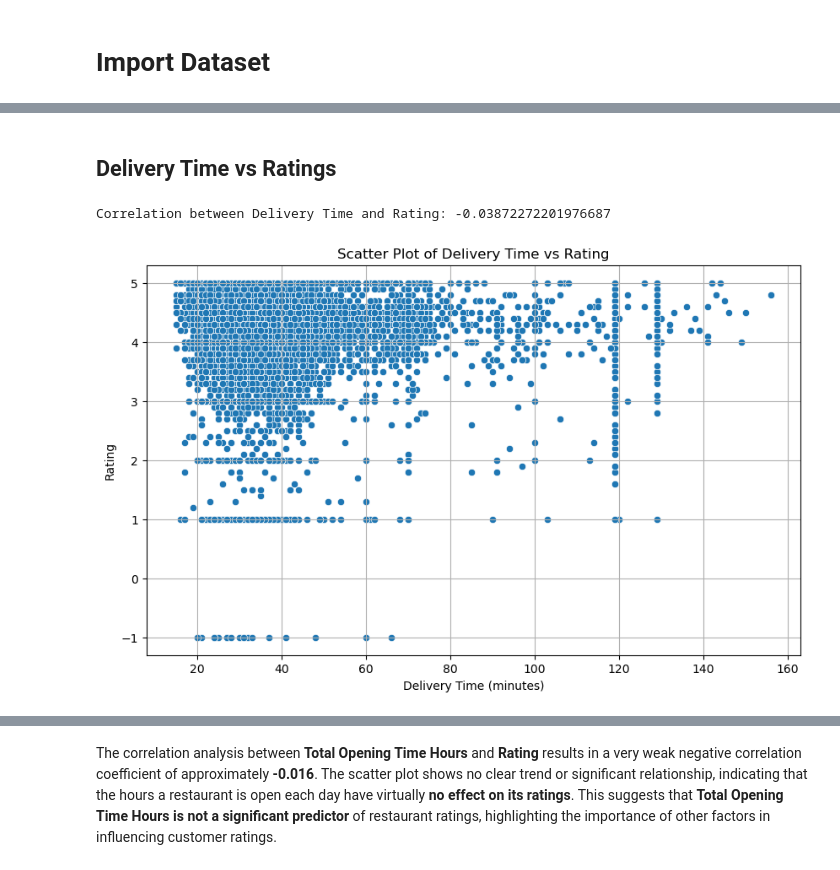
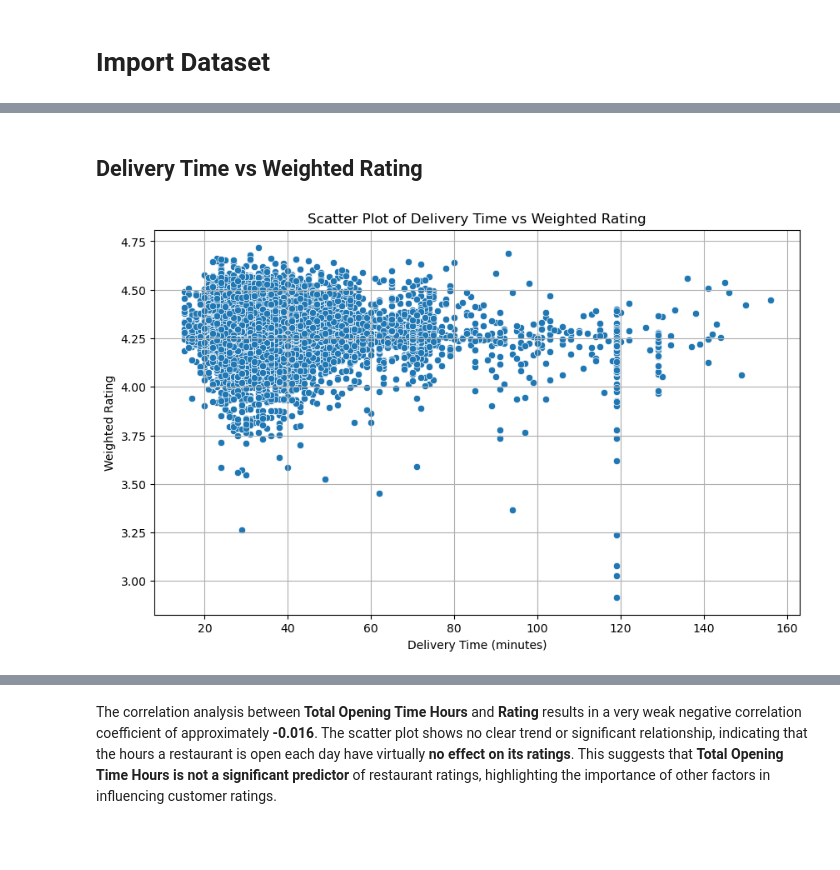
Before and after one commit to KCCHONG1997/ntu-grabsg-datasci-miniproject, a Jupyter notebook: Data Analysis.ipynb, the cells around one changed output, grey strips where cells are left out. Cells and saved outputs as stored; diff of their text form; code cells hidden in the pictures; blank space fills up the shorter version.

```diff
--- a/Data Analysis.ipynb
+++ b/Data Analysis.ipynb
@@ -8,8 +8,8 @@ import seaborn as sns
 # %% [markdown]
 # Import Dataset
 # %%
-resData = pd.read_csv('./Datasets/Cleaned Grab SG Restaurants.csv')
-resData.head()
+data = pd.read_csv('./Datasets/Cleaned Grab SG Restaurants.csv')
+data.head()
 # %% [output]
 |  | name | address | cuisine | delivery_cost | lat | lon | opening_hours | radius | rating | ... |
 | 0 | Texas Chicken | Texas Chicken - VivoCity | ["Western", "Fast Food", "Halal",... | 570.0 | 1.264792 | 103.822103 | {"open": true, "displayedHours": ... | 5000 | 3.8 | ... |
@@ -18,25 +18,18 @@ resData.head()
 | 3 | Wingstop | Wingstop - VivoCity | ["Halal", "Chicken", "Fast Food",... | 560.0 | 1.263527 | 103.821712 | {"open": true, "displayedHours": ... | 5000 | 4.4 | ... |
 | 4 | Le Shrimp Ramen | Le Shrimp Ramen - Vivocity | ["Japanese", "Ramen", "Noodles", ... | 570.0 | 1.264810 | 103.822554 | {"open": true, "displayedHours": ... | 5000 | 4.6 | ... |
 # %% [markdown]
-## Delivery Time vs Ratings
+## Delivery Time vs Weighted Rating
 # %%
-# Drop rows with NaN values in 'rating' or 'delivery_time' for accurate analysis
-filtered_data = resData.dropna(subset=['rating', 'delivery_time'])
+import matplotlib.pyplot as plt
+import seaborn as sns
 
-# Calculate the correlation between 'delivery_time' and 'rating'
-correlation = filtered_data['delivery_time'].corr(filtered_data['rating'])
-
-# Display the correlation
-print(f"Correlation between Delivery Time and Rating: {correlation}")
-
-# Plotting the relationship
+# Scatter plot of delivery time versus weighted rating
 plt.figure(figsize=(10, 6))
-sns.scatterplot(x='delivery_time', y='rating', data=filtered_data)
-plt.title('Scatter Plot of Delivery Time vs Rating')
+sns.scatterplot(x='delivery_time', y='weighted_rating', data=data)
+plt.title('Scatter Plot of Delivery Time vs Weighted Rating')
 plt.xlabel('Delivery Time (minutes)')
-plt.ylabel('Rating')
+plt.ylabel('Weighted Rating')
 plt.grid(True)
 plt.show()
 # %% [output]
-Correlation between Delivery Time and Rating: -0.03872272201976687
-[figure, old version]
+[figure, new version]
```
Also changed, not shown: parts of 25 cells of this notebook.
